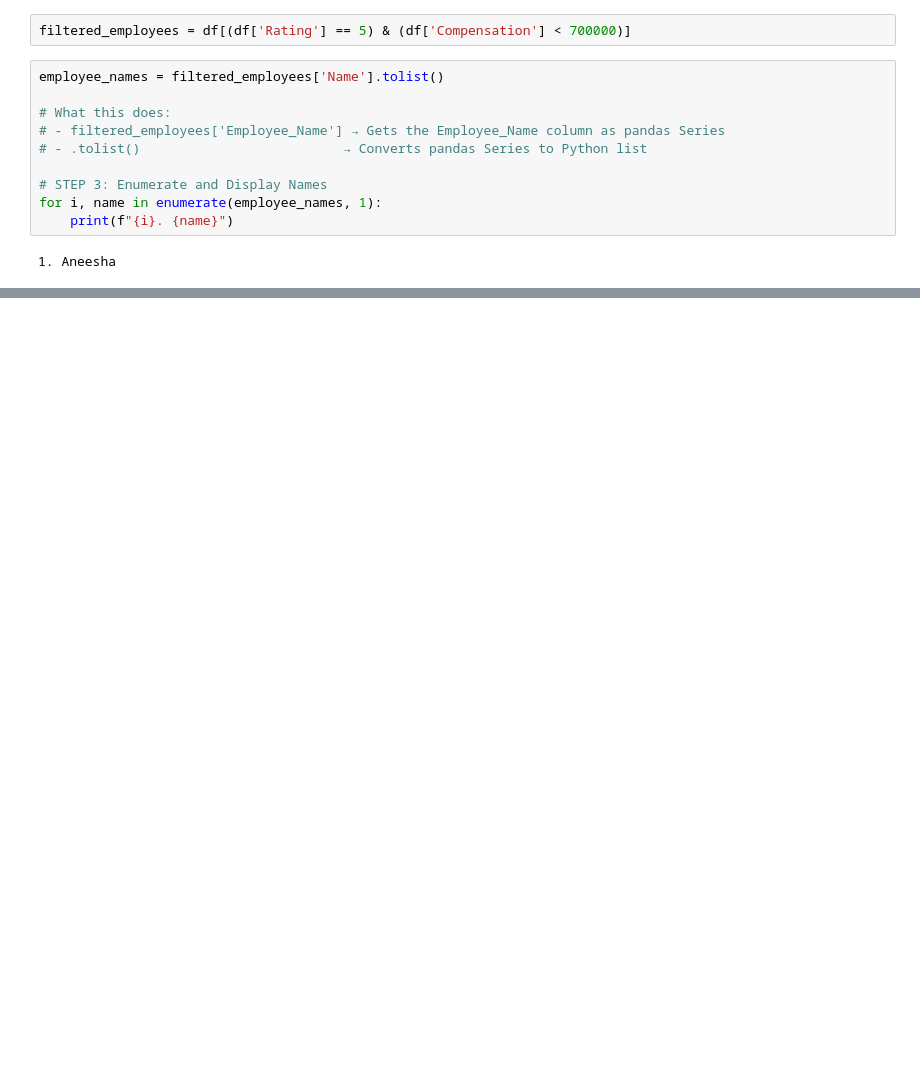
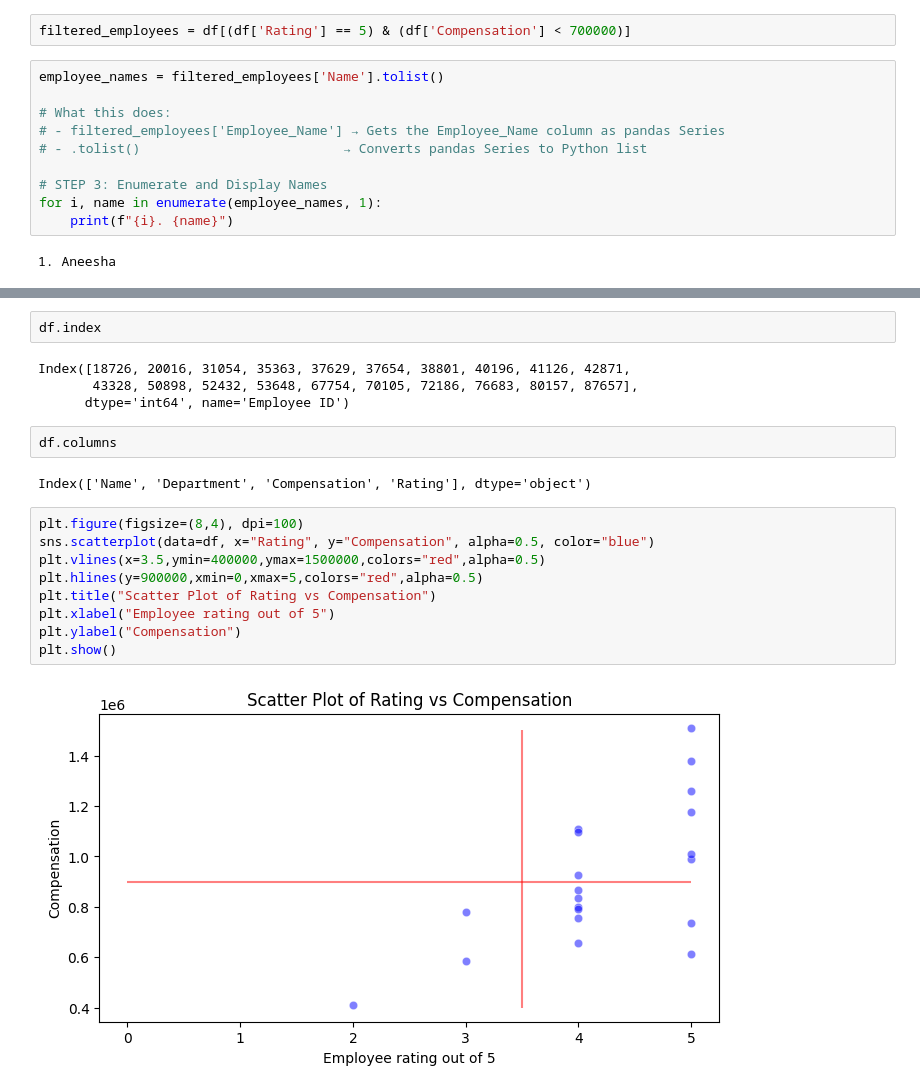
Before and after one commit to SheenaMathew19/Course, a Jupyter notebook: EDA2.ipynb, the cells around one changed output, grey strips where cells are left out. Drawn from its saved outputs; the diff is of its cells as text; blank space fills up the shorter version.

```diff
--- a/EDA2.ipynb
+++ b/EDA2.ipynb
@@ -51,0 +52,21 @@ memory usage: 932.0+ bytes
+# %%
+df.index
+# %% [output]
+Index([18726, 20016, 31054, 35363, 37629, 37654, 38801, 40196, 41126, 42871,
+       43328, 50898, 52432, 53648, 67754, 70105, 72186, 76683, 80157, 87657],
+      dtype='int64', name='Employee ID')
+# %%
+df.columns
+# %% [output]
+Index(['Name', 'Department', 'Compensation', 'Rating'], dtype='object')
+# %%
+plt.figure(figsize=(8,4), dpi=100)
+sns.scatterplot(data=df, x="Rating", y="Compensation", alpha=0.5, color="blue")
+plt.vlines(x=3.5,ymin=400000,ymax=1500000,colors="red",alpha=0.5)
+plt.hlines(y=900000,xmin=0,xmax=5,colors="red",alpha=0.5)
+plt.title("Scatter Plot of Rating vs Compensation")
+plt.xlabel("Employee rating out of 5")
+plt.ylabel("Compensation")
+plt.show()
+# %% [output]
+[figure, added]
```
Also changed, not shown: parts of 31 cells of this notebook.
